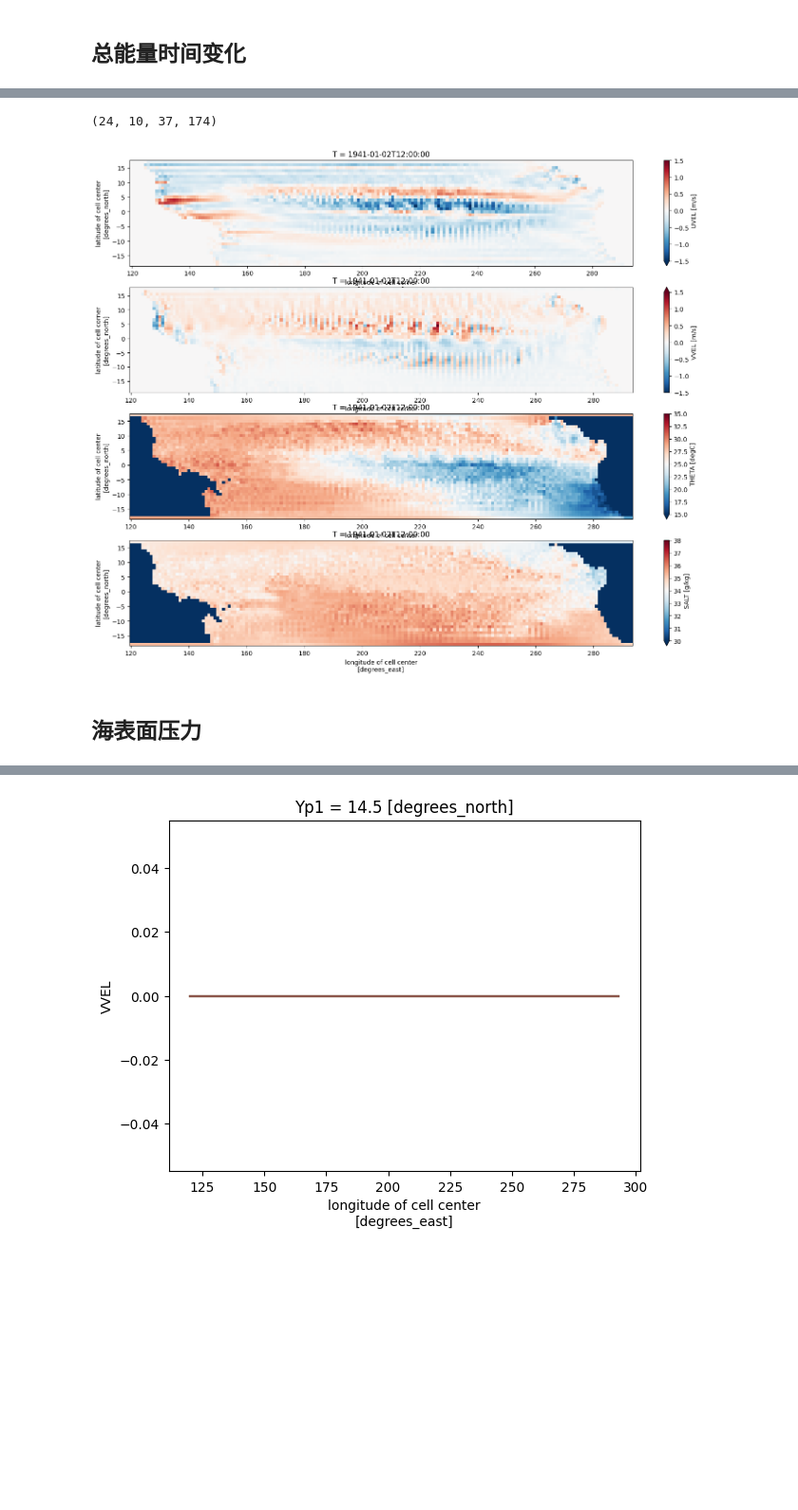
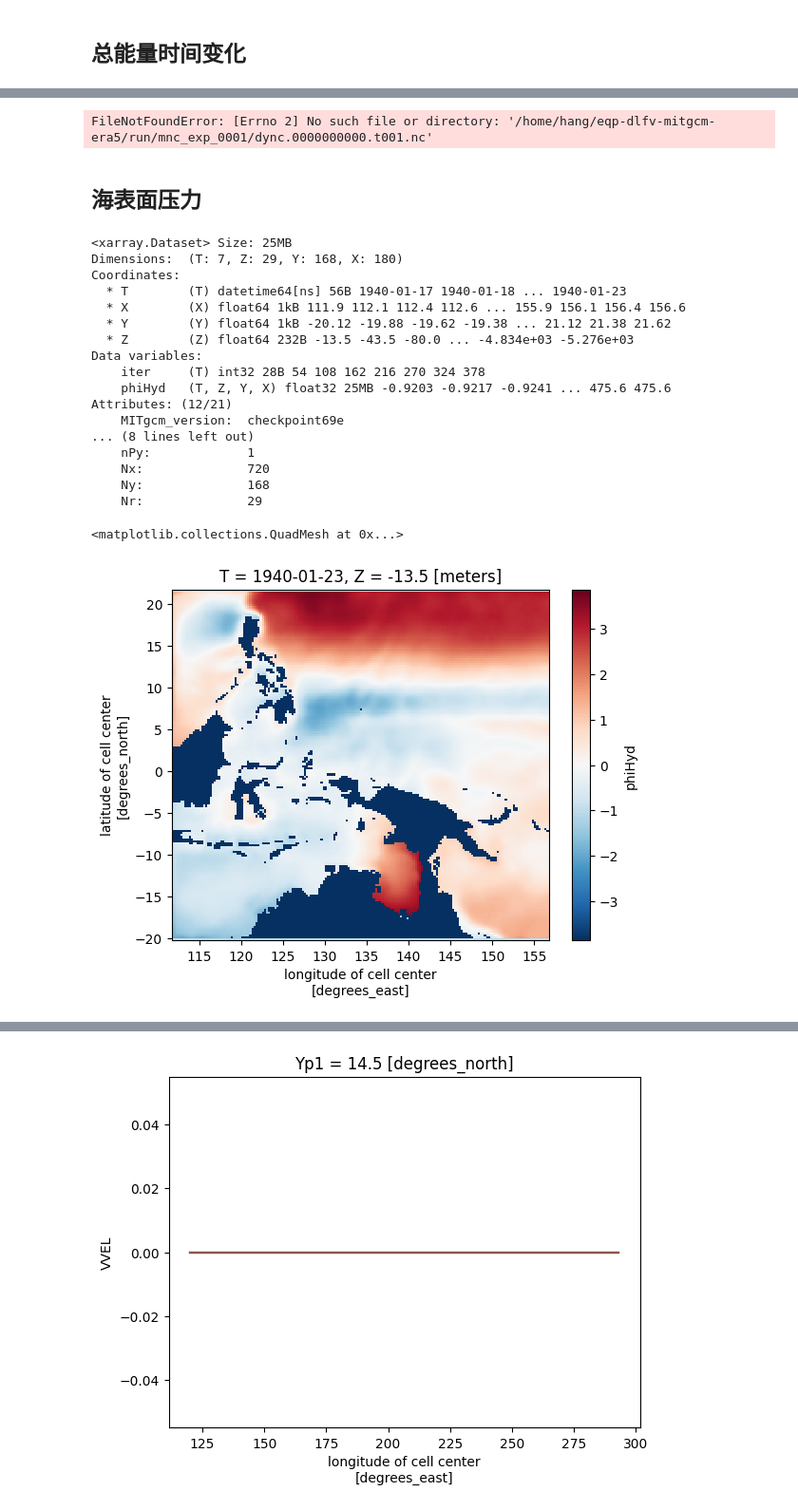
Before and after one commit to FattyZH/eqp-dlfv-mitgcm-era5, a Jupyter notebook: script/analysis.ipynb, the cells around one changed output, grey strips where cells are left out. Shown: that part at 95% size. Drawn from its saved outputs; the diff is of its cells as text; code cells hidden in the pictures; blank space fills up the shorter version.

```diff
--- a/script/analysis.ipynb
+++ b/script/analysis.ipynb
@@ -23,7 +23,7 @@ import MITgcmutils as mutils
 import numpy as np
 import xarray as xr
 import matplotlib.pyplot as plt
-a = xr.load_dataset('../run/mnc_exp_0003/dync.0000000000.t001.nc')
+a = xr.load_dataset('../run/mnc_exp_0001/dync.0000000000.t001.nc')
 # display(a)
 # id = a.indexes['T'].get_loc('1940-03-01 00:00:00')
 id = -1
@@ -39,19 +39,38 @@ plt.subplot(4,1,4)
 a['SALT'][id,0].plot(cmap='RdBu_r',vmin=30, vmax=38)
 plt.show()
 # %% [output]
-(24, 10, 37, 174)
+FileNotFoundError: [Errno 2] No such file or directory: '/home/hang/eqp-dlfv-mitgcm-era5/run/mnc_exp_0001/dync.0000000000.t001.nc'
-[figure, removed]
 # %% [markdown]
 ## 海表面压力
 # %%
 import MITgcmutils as mutils
 import numpy as np
 import xarray as xr
 import matplotlib.pyplot as plt
 a = xr.load_dataset('../run/mnc_exp_0001/phiHyd.0000000000.t001.nc')
 display(a)
-a['phiHyd'][1740,0].plot()
-b = a['phiHyd'][1740,0]
+id = -1
+a['phiHyd'][id,0].plot()
+# %% [output]
+<xarray.Dataset> Size: 25MB
+Dimensions:  (T: 7, Z: 29, Y: 168, X: 180)
+Coordinates:
+  * T        (T) datetime64[ns] 56B 1940-01-17 1940-01-18 ... 1940-01-23
+  * X        (X) float64 1kB 111.9 112.1 112.4 112.6 ... 155.9 156.1 156.4 156.6
+  * Y        (Y) float64 1kB -20.12 -19.88 -19.62 -19.38 ... 21.12 21.38 21.62
+  * Z        (Z) float64 232B -13.5 -43.5 -80.0 ... -4.834e+03 -5.276e+03
+Data variables:
+    iter     (T) int32 28B 54 108 162 216 270 324 378
+    phiHyd   (T, Z, Y, X) float32 25MB -0.9203 -0.9217 -0.9241 ... 475.6 475.6
+Attributes: (12/21)
+    MITgcm_version:  checkpoint69e
+... (8 lines left out)
+    nPy:             1
+    Nx:              720
+    Ny:              168
+    Nr:              29
+<matplotlib.collections.QuadMesh at 0x...>
+[figure, added]
 # %%
 import MITgcmutils as mutils
 import numpy as np
```
Also changed, not shown: parts of 2 cells of this notebook, 6 other files.
